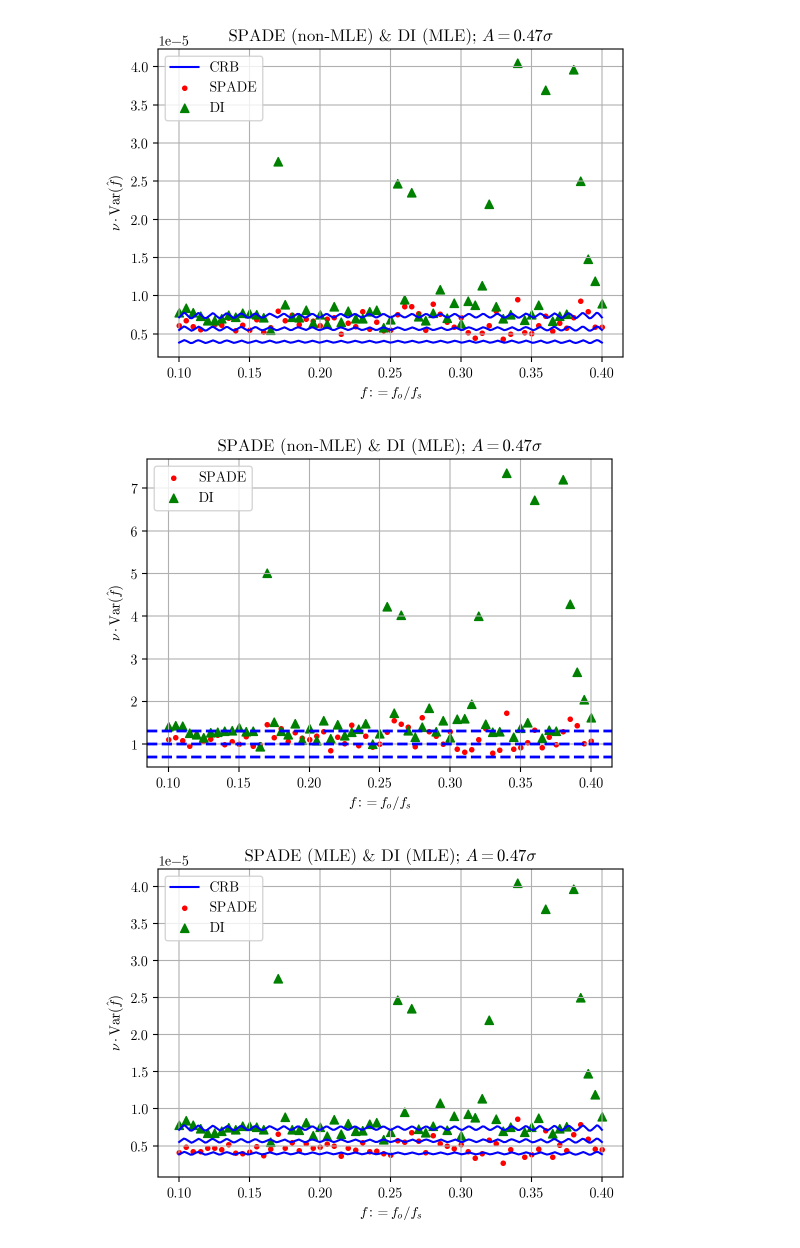
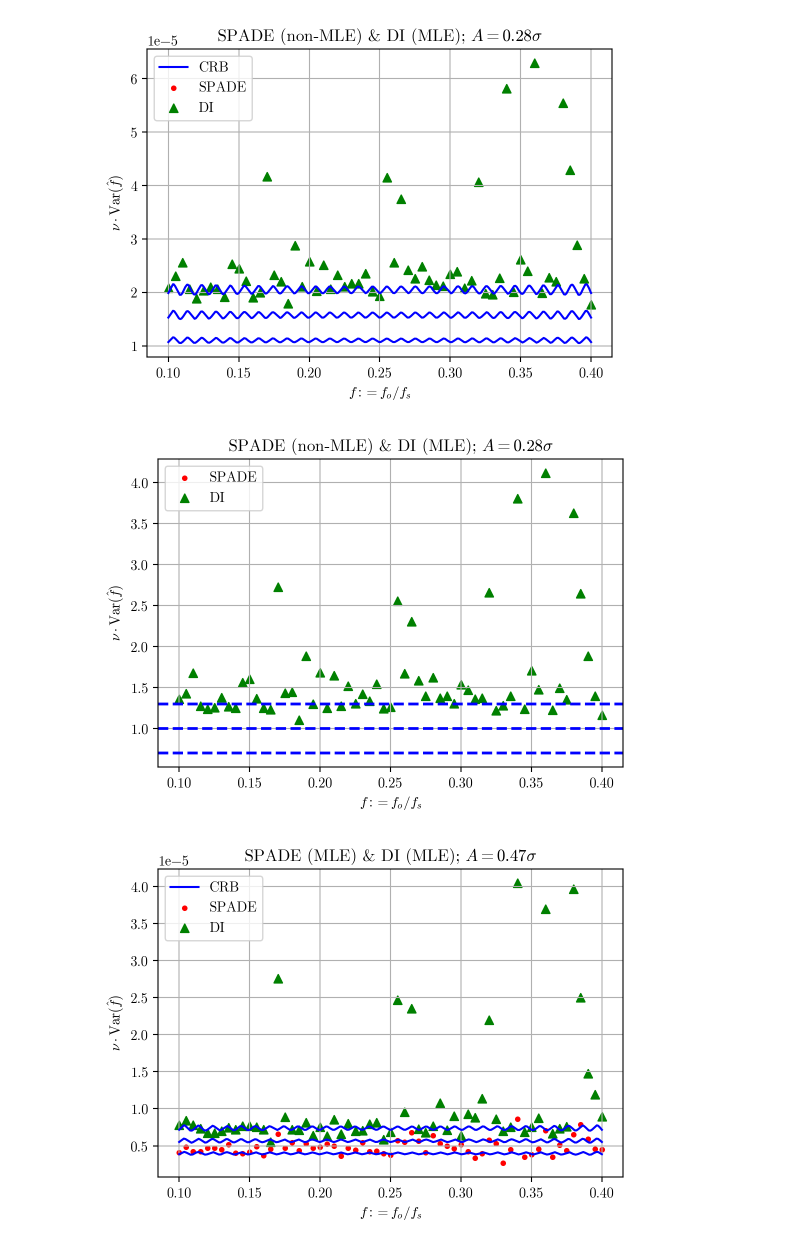
Before and after one commit to huchaoning/freqest-draft, a Jupyter notebook: plot.ipynb, the cells around one changed output. Saved outputs shown, nothing was run; the diff lists cells and outputs as text; code cells hidden in the pictures.

```diff
--- a/plot.ipynb
+++ b/plot.ipynb
@@ -3,12 +3,14 @@ from myutils import *
 from src import *
 # %%
 file_tree = [
-    r'__estimates__\spade_5px.sub\*',
-    r'__estimates__\di_5px\*'
+    # r'__estimates__\spade_5px.sub\*',
+    # r'__estimates__\di_5px\*'
+
+    r'__estimates__\di_3px\*'
 ]
 # %%
 x_axis = np.linspace(0.1, 0.4, 1000)
-A = 5 * DMD.PIXEL_SIZE / 2
+A = 3 * DMD.PIXEL_SIZE / 2
 
 crb = (1 / FisherInformation([A], x_axis))[0]
 
@@ -34,39 +36,39 @@ scatter([], [], marker='^', c='g', label='DI')
 
 plt.xlabel(r'$f := f_o / f_s$')
 plt.ylabel(r'$\nu\cdot{\rm Var}(\hat f)$')
-plt.title(rf'SPADE (non-MLE) & DI (MLE); $A = {np.round(5 * DMD.PIXEL_SIZE / 2 / 103, 2)}\sigma$')
+plt.title(rf'SPADE (non-MLE) & DI (MLE); $A = {np.round(3 * DMD.PIXEL_SIZE / 2 / 103, 2)}\sigma$')
 plt.show()
 # %% [output]
-[figure, old version]
+[figure, new version]
 # %%
 for file in file_tree:
     for f in glob(file):
         c = LoadEstimates(f)
         if c.metadata.measurement == 'DI':
             m = '^'
             cl = 'g'
         elif c.metadata.measurement == 'SPADE':
             m = '.'
             cl = 'r'
         x = c.metadata.ground_truth
         y = c.frequency_estimates.var(ddof=1) * c.photons.mean() * \
             FisherInformation([c.metadata.amplitude], [c.metadata.ground_truth])[0, 0]
         scatter(x, y, marker=m, c=cl)
 
 
 scatter([], [], marker='.', c='r', label='SPADE')
 scatter([], [], marker='^', c='g', label='DI')
 
 axline(0.7, c='b', w=2)
 axline(1, c='b', w=2)
 axline(1.3, c='b', w=2)
 
 plt.xlabel(r'$f := f_o / f_s$')
 plt.ylabel(r'$\nu\cdot{\rm Var}(\hat f)$')
-plt.title(rf'SPADE (non-MLE) & DI (MLE); $A = {np.round(5 * DMD.PIXEL_SIZE / 2 / 103, 2)}\sigma$')
+plt.title(rf'SPADE (non-MLE) & DI (MLE); $A = {np.round(3 * DMD.PIXEL_SIZE / 2 / 103, 2)}\sigma$')
 plt.show()
 # %% [output]
-[figure, old version]
+[figure, new version]
 # %%
 file_tree = [
     r'__estimates__\spade_5px\*',
```
Also changed, not shown: 1 other file.
